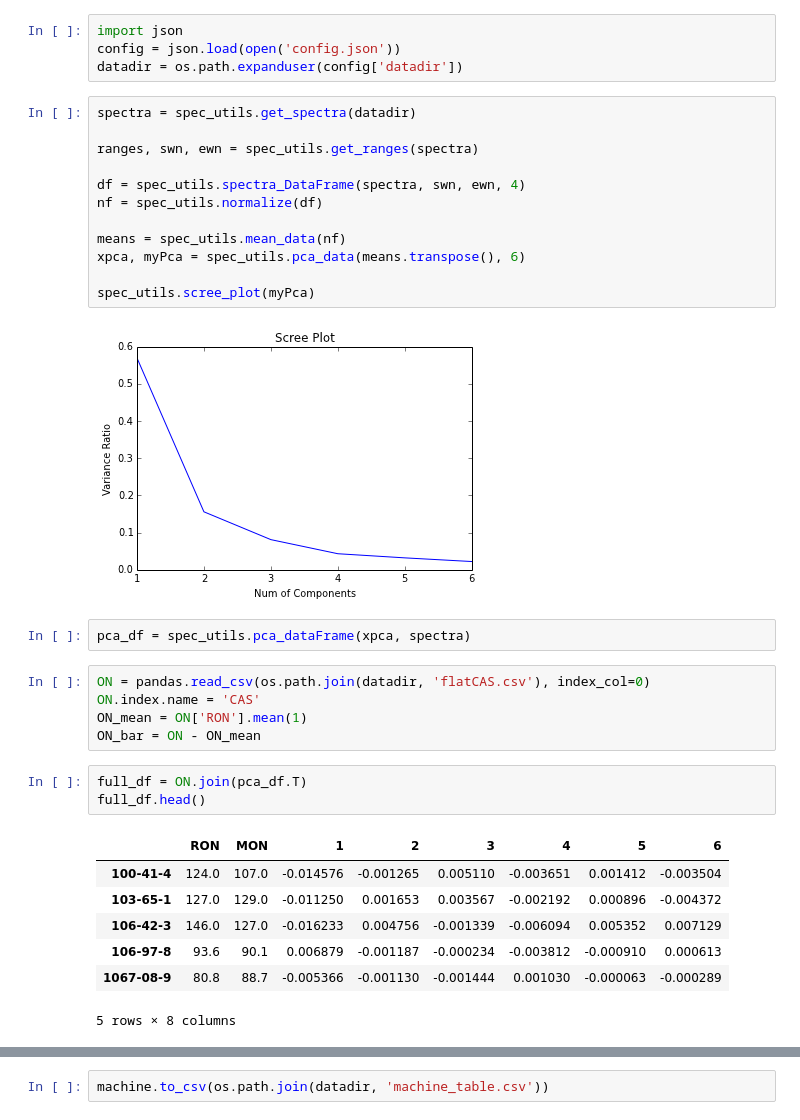
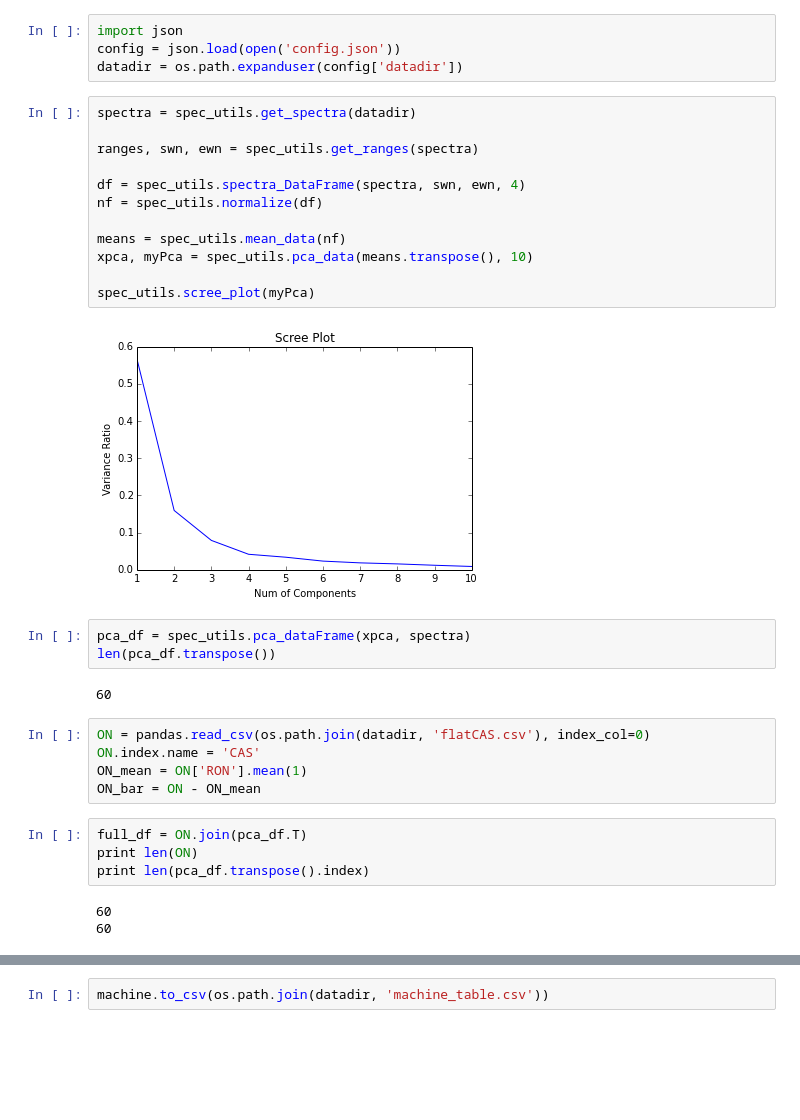
Before and after one commit to BrandonJvV/OctaneNumber, a Jupyter notebook: OctanePrediction.ipynb, the cells around one changed output, grey strips where cells are left out. Saved outputs shown, nothing was run; the diff lists cells and outputs as text; blank space fills up the shorter version.

Commit message:
Physical properties added. Correlate spectra sizes, remove duplicate data. Sasol sample A,B,C dataframe created

```diff
--- a/OctanePrediction.ipynb
+++ b/OctanePrediction.ipynb
@@ -17,19 +17,22 @@ datadir = os.path.expanduser(config['datadir'])
 # %%
 spectra = spec_utils.get_spectra(datadir)
 
 ranges, swn, ewn = spec_utils.get_ranges(spectra)
 
 df = spec_utils.spectra_DataFrame(spectra, swn, ewn, 4)
 nf = spec_utils.normalize(df)
 
 means = spec_utils.mean_data(nf)
-xpca, myPca = spec_utils.pca_data(means.transpose(), 6)
+xpca, myPca = spec_utils.pca_data(means.transpose(), 10)
 
 spec_utils.scree_plot(myPca)
 # %% [output]
-[figure, old version]
+[figure, new version]
 # %%
 pca_df = spec_utils.pca_dataFrame(xpca, spectra)
+len(pca_df.transpose())
+# %% [output]
+60
 # %%
 ON = pandas.read_csv(os.path.join(datadir, 'flatCAS.csv'), index_col=0)
 ON.index.name = 'CAS'
@@ -37,15 +40,11 @@ ON_mean = ON['RON'].mean(1)
 ON_bar = ON - ON_mean
 # %%
 full_df = ON.join(pca_df.T)
-full_df.head()
+print len(ON)
+print len(pca_df.transpose().index)
 # %% [output]
-|  | RON | MON | 1 | 2 | 3 | 4 | 5 | 6 |
-| 100-41-4 | 124.0 | 107.0 | -0.014576 | -0.001265 | 0.005110 | -0.003651 | 0.001412 | -0.003504 |
-| 103-65-1 | 127.0 | 129.0 | -0.011250 | 0.001653 | 0.003567 | -0.002192 | 0.000896 | -0.004372 |
-| 106-42-3 | 146.0 | 127.0 | -0.016233 | 0.004756 | -0.001339 | -0.006094 | 0.005352 | 0.007129 |
-| 106-97-8 | 93.6 | 90.1 | 0.006879 | -0.001187 | -0.000234 | -0.003812 | -0.000910 | 0.000613 |
-| 1067-08-9 | 80.8 | 88.7 | -0.005366 | -0.001130 | -0.001444 | 0.001030 | -0.000063 | -0.000289 |
-5 rows × 8 columns
+60
+60
 # %%
 scatter(full_df[1], full_df['RON'])
 xlabel('C1')
```
Also changed, not shown: parts of 10 cells of this notebook.
